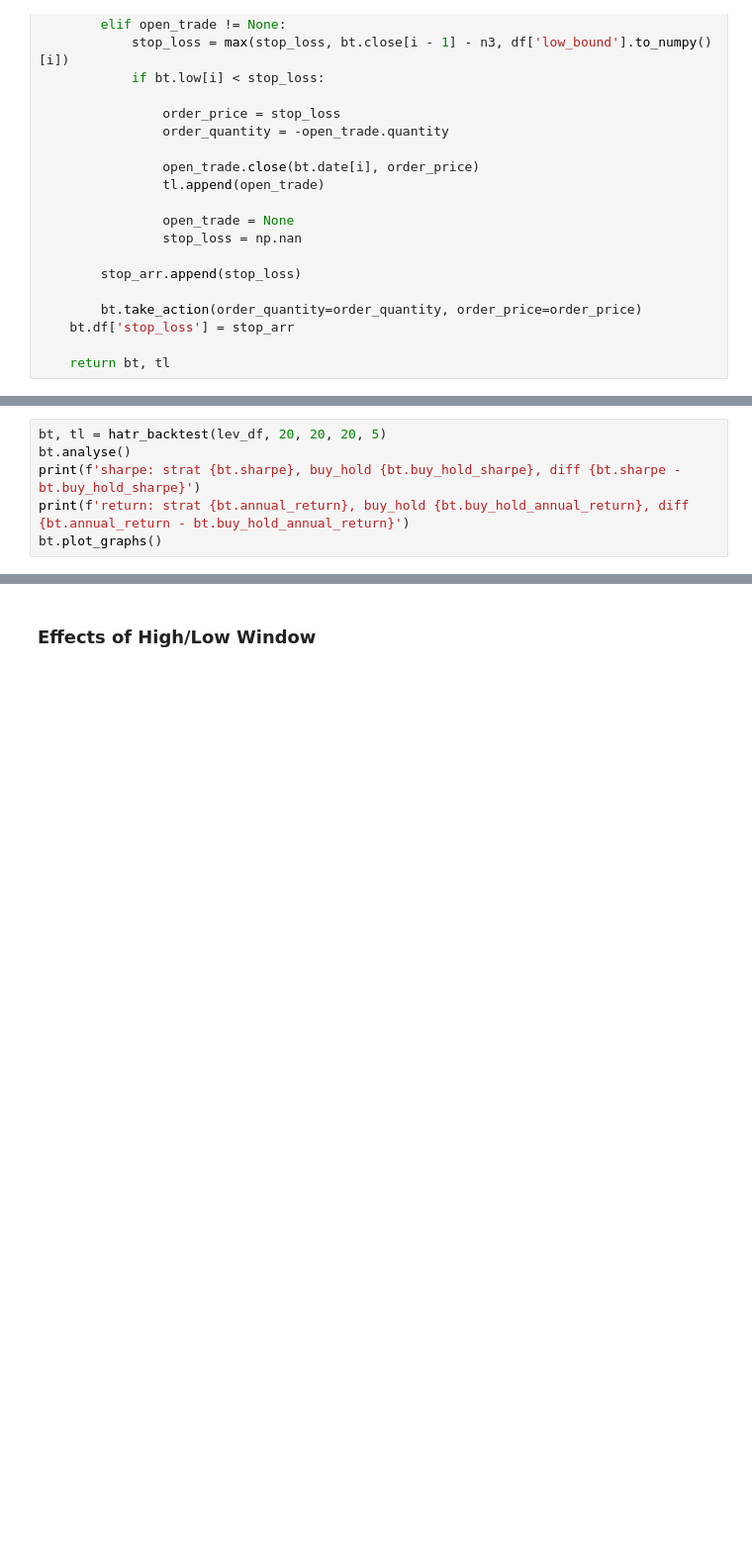
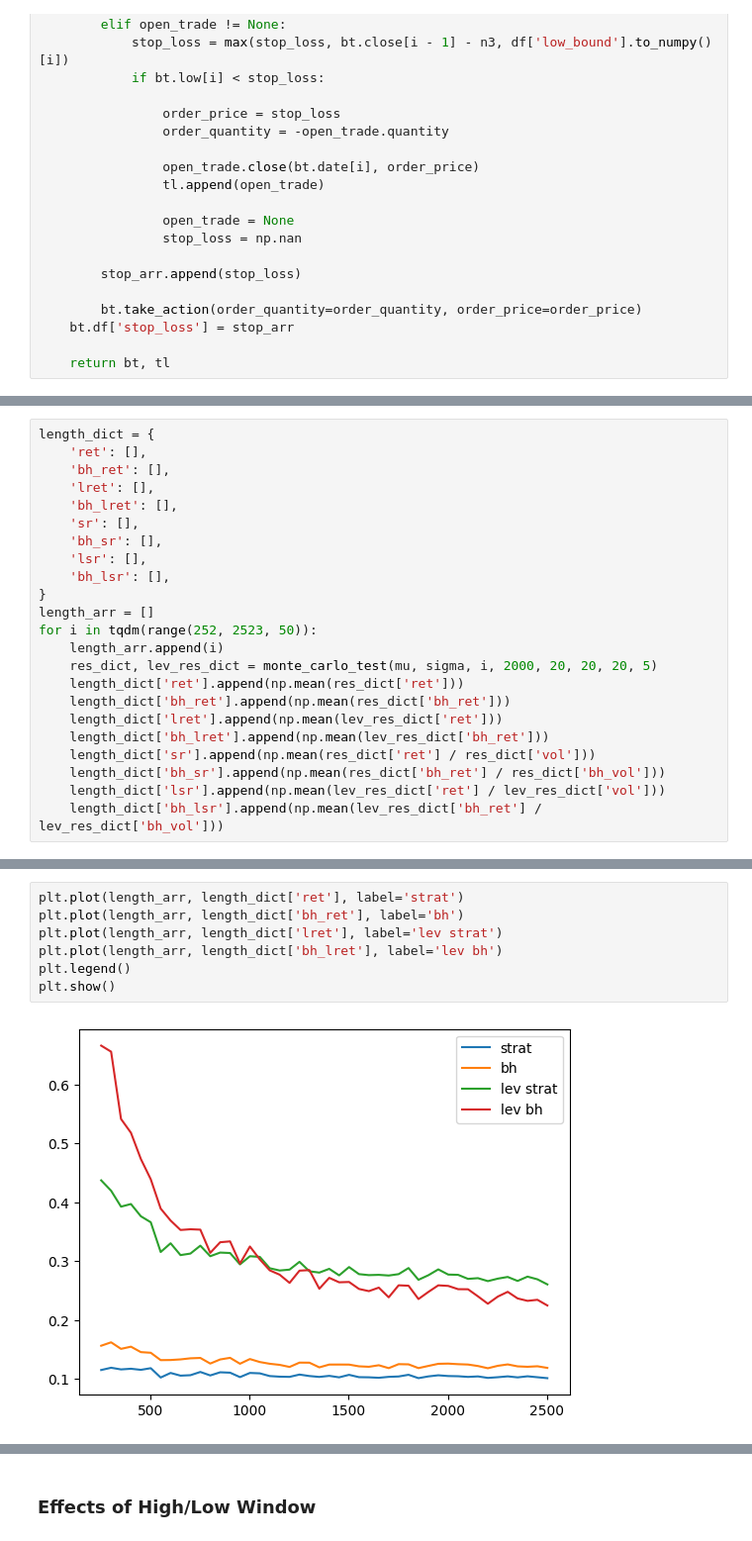
Before and after one commit to ag3nt3154/Quantitative_Finance_Modelling, a Jupyter notebook: 11g. Monte_Carlo_TurtleTrading.ipynb, the cells around one changed output, grey strips where cells are left out. Shown at 99% size. Drawn from its saved outputs; the diff is of its cells as text; blank space fills up the shorter version.

```diff
--- a/11g. Monte_Carlo_TurtleTrading.ipynb
+++ b/11g. Monte_Carlo_TurtleTrading.ipynb
@@ -163,6 +151,0 @@ return: strat 0.06393695594843884, buy_hold 0.009614972833867919, diff 0.0543219
-# %%
-bt, tl = hatr_backtest(lev_df, 20, 20, 20, 5)
-bt.analyse()
-print(f'sharpe: strat {bt.sharpe}, buy_hold {bt.buy_hold_sharpe}, diff {bt.sharpe - bt.buy_hold_sharpe}')
-print(f'return: strat {bt.annual_return}, buy_hold {bt.buy_hold_annual_return}, diff {bt.annual_return - bt.buy_hold_annual_return}')
-bt.plot_graphs()
@@ -292,0 +255,23 @@ print(f'average sharpe - lsharpe: {np.mean(sharpe - lsharpe)}')
+# %%
+length_dict = {
+    'ret': [],
+    'bh_ret': [],
+    'lret': [],
+    'bh_lret': [],
+    'sr': [],
+    'bh_sr': [],
+    'lsr': [],
+    'bh_lsr': [],
+}
+length_arr = []
+for i in tqdm(range(252, 2523, 50)):
+    length_arr.append(i)
+    res_dict, lev_res_dict = monte_carlo_test(mu, sigma, i, 2000, 20, 20, 20, 5)
+    length_dict['ret'].append(np.mean(res_dict['ret']))
+    length_dict['bh_ret'].append(np.mean(res_dict['bh_ret']))
+    length_dict['lret'].append(np.mean(lev_res_dict['ret']))
+    length_dict['bh_lret'].append(np.mean(lev_res_dict['bh_ret']))
+    length_dict['sr'].append(np.mean(res_dict['ret'] / res_dict['vol']))
+    length_dict['bh_sr'].append(np.mean(res_dict['bh_ret'] / res_dict['bh_vol']))
+    length_dict['lsr'].append(np.mean(lev_res_dict['ret'] / lev_res_dict['vol']))
+    length_dict['bh_lsr'].append(np.mean(lev_res_dict['bh_ret'] / lev_res_dict['bh_vol']))
@@ -292,0 +296,9 @@ print(f'average sharpe - lsharpe: {np.mean(sharpe - lsharpe)}')
+# %%
+plt.plot(length_arr, length_dict['ret'], label='strat')
+plt.plot(length_arr, length_dict['bh_ret'], label='bh')
+plt.plot(length_arr, length_dict['lret'], label='lev strat')
+plt.plot(length_arr, length_dict['bh_lret'], label='lev bh')
+plt.legend()
+plt.show()
+# %% [output]
+[figure, added]
```
Also changed, not shown: parts of 30 cells of this notebook, 13 other files.
